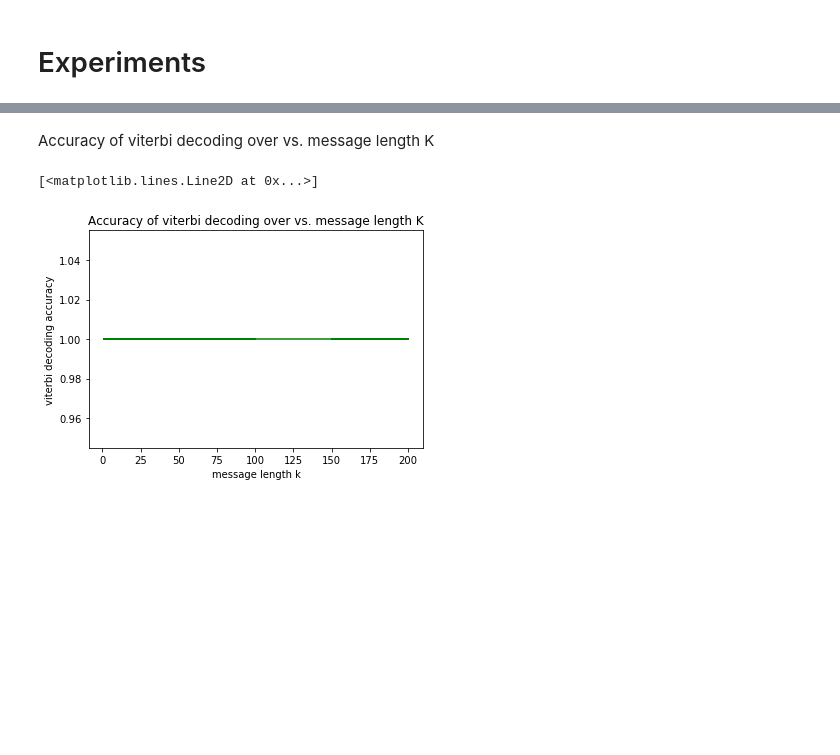
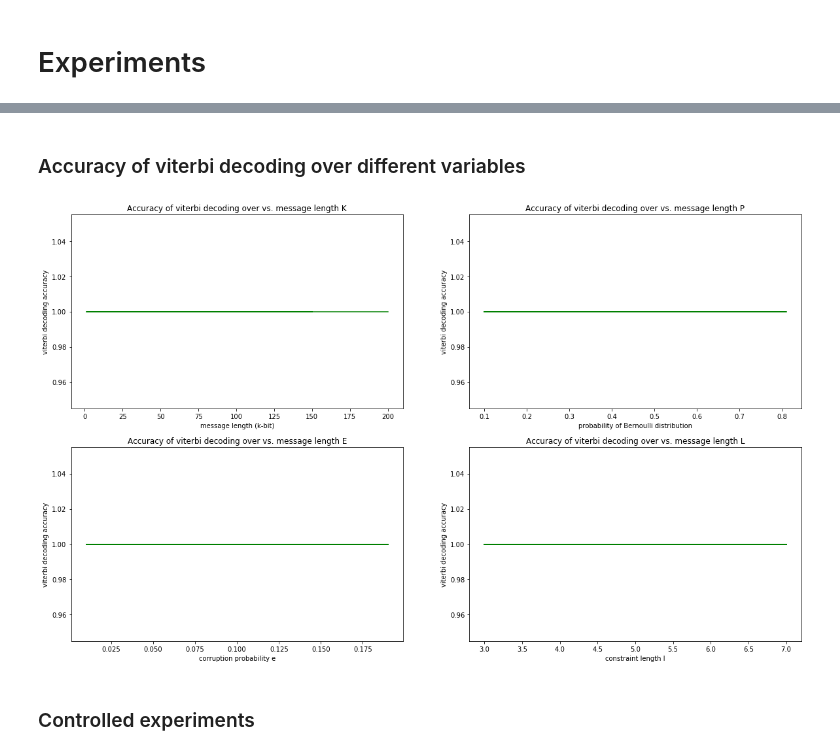
Before and after one commit to Gan-Tu/radioML, a Jupyter notebook: notebooks/ecc-v3.ipynb, the cells around one changed output, grey strips where cells are left out. Cells and saved outputs as stored; diff of their text form; code cells hidden in the pictures; blank space fills up the shorter version.

```diff
--- a/notebooks/ecc-v3.ipynb
+++ b/notebooks/ecc-v3.ipynb
@@ -148,7 +230,8 @@ def accuracy(y, y_pred, argmax=False, viterbi=False):
         y_pred_binary = [p[:y.shape[1]] for p in y]
     elif argmax:
         y_pred_binary = np.vstack([np.argmax(p, axis=1) for p in y_pred])
-        assert y.shape == y_pred_binary.shape, "prediction and ground truth must have same shape"
+        assert y.shape == y_pred_binary.shape, "prediction and ground truth must \
+        have same shape\nExpected:{0} Actual:{1}".format(y.shape, y_pred_binary.shape)
 
     return np.sum(y == y_pred_binary) / np.product(y.shape)
 # %%
@@ -163,18 +412,36 @@ def model_accuracy(model, x, y, argmax=False):
 # %% [markdown]
-Accuracy of viterbi decoding over vs. message length K
+### Accuracy of viterbi decoding over different variables
-# %%
-accuracies = list()
-plt_range = list()
-for pkl in load_pkl_paths_from_folder("../data/dataset_02/exp_k/"):
-    x, y, y_viterbi_decoded = load(pkl)
-    acc = accuracy(y, y_viterbi_decoded, viterbi=True)
-    accuracies.append(acc)
-    plt_range.append(int(pkl.split("data_n5000_k")[1].split("_")[0]))
-# %%
-plt.title("Accuracy of viterbi decoding over vs. message length K")
-plt.xlabel("message length k")
-plt.ylabel("viterbi decoding accuracy")
-plt.plot(plt_range, accuracies, "g-")
-# %% [output]
-[<matplotlib.lines.Line2D at 0x...>]
-[figure, removed]
+# %%
+def graph_viterbi_accuracy(dir_path, variable_name, xlabel=None, c="g-"):
+    if variable_name not in ["k", "p", "e", "l", "r"]:
+        raise ValueError("unrecognized variable: {0}".format(variable_name))
+    accuracies = list()
+    plt_range = list()
+    for pkl in load_pkl_paths_from_folder(dir_path, recursive=True):
+        x, y, y_viterbi_decoded = load(pkl)
+        acc = accuracy(y, y_viterbi_decoded, viterbi=True)
+        accuracies.append(acc)
+        plt_range.append(get_param_from_filename(pkl, variable_name))
+    plt.title("Accuracy of viterbi decoding over vs. message length {0}".format(variable_name.upper()))
+    if xlabel is None: xlabel = variable_name
+    plt.xlabel(xlabel)
+    plt.ylabel("viterbi decoding accuracy")
+    plt.plot(plt_range, accuracies, c)
+    return accuracies, plt_range
+# %%
+plt.figure(figsize=(20,12))
+subplt_n = 221
+root_path_format = "../data/dataset_03/exp_{0}"
+
+for variable_name, xlabel in [("k", "message length (k-bit)"),
+                              ("p", "probability of Bernoulli distribution"),
+                              ("e", "corruption probability e"),
+                              ("l", "constraint length l")]:
+    plt.subplot(subplt_n)
+    subplt_n += 1
+    exp_path = root_path_format.format(variable_name)
+    graph_viterbi_accuracy(exp_path, variable_name, xlabel=xlabel)
+# %% [output]
+[figure, added]
+# %% [markdown]
+### Controlled experiments
```
Also changed, not shown: parts of 32 cells of this notebook, 5 other files.
